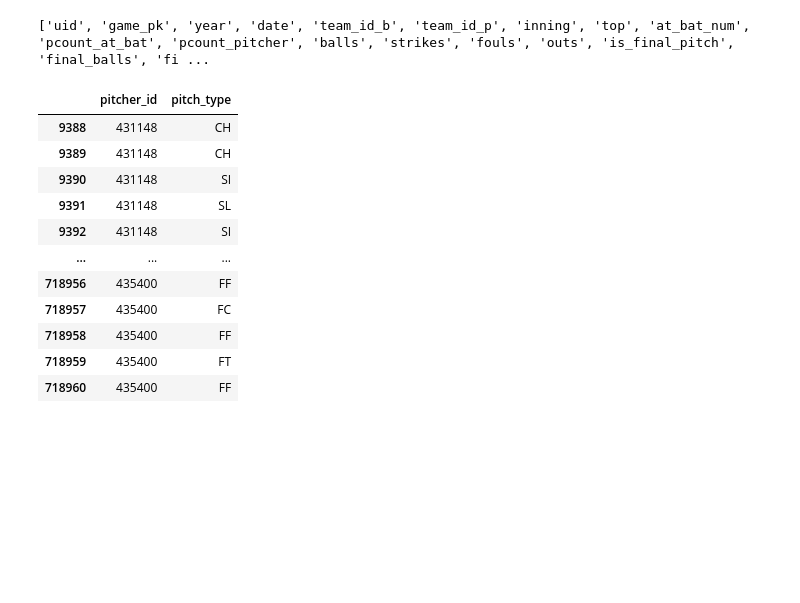
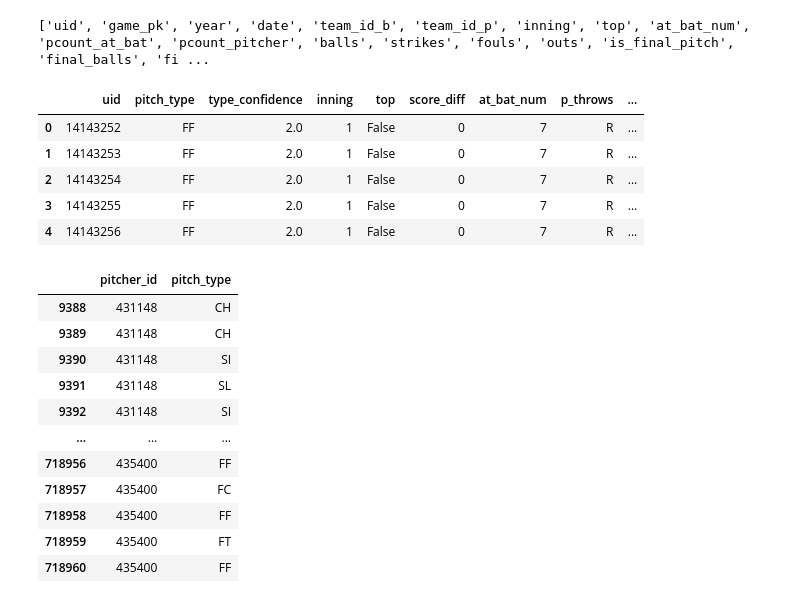
Before and after one commit to scottmaran/pitch_prediction, a Jupyter notebook: create_dataset.ipynb, the cells around one changed output. Drawn from its saved outputs; the diff is of its cells as text; code cells hidden in the pictures; blank space fills up the shorter version.

```diff
--- a/create_dataset.ipynb
+++ b/create_dataset.ipynb
@@ -31,7 +31,7 @@ print(list(pitches_modified.columns))
 # leaving out time for now (start_tfs_zulu)
 
 targets = ['pitch_type', 'type_confidence']
-games_features = ['inning', 'top', 'score_diff', 'at_bat_num', 'p_throws', 'pcount_pitcher', 'bases_state']
+games_features = ['inning', 'top', 'score_diff', 'at_bat_num', 'p_throws', 'pcount_pitcher', 'bases_state', 'pitcher_id']
 count_features = ['pcount_at_bat', 'balls', 'strikes', 'outs']
 batter_features = ['stand', 'height_inches']
 # %%
@@ -72,4 +73,13 @@ dataset.top = dataset.top.astype("boolean")
 
 dataset.prev_pitch_type = dataset.prev_pitch_type.astype("category")
 dataset.prev_type = dataset.stand.astype("category")
+# %%
+dataset.head()
+# %% [output]
+|  | uid | pitch_type | type_confidence | inning | top | score_diff | at_bat_num | p_throws | ... |
+| 0 | 14143252 | FF | 2.0 | 1 | False | 0 | 7 | R | ... |
+| 1 | 14143253 | FF | 2.0 | 1 | False | 0 | 7 | R | ... |
+| 2 | 14143254 | FF | 2.0 | 1 | False | 0 | 7 | R | ... |
+| 3 | 14143255 | FF | 2.0 | 1 | False | 0 | 7 | R | ... |
+| 4 | 14143256 | FF | 2.0 | 1 | False | 0 | 7 | R | ... |
 # %%
```
Also changed, not shown: parts of 18 cells of this notebook, 10 other files.
